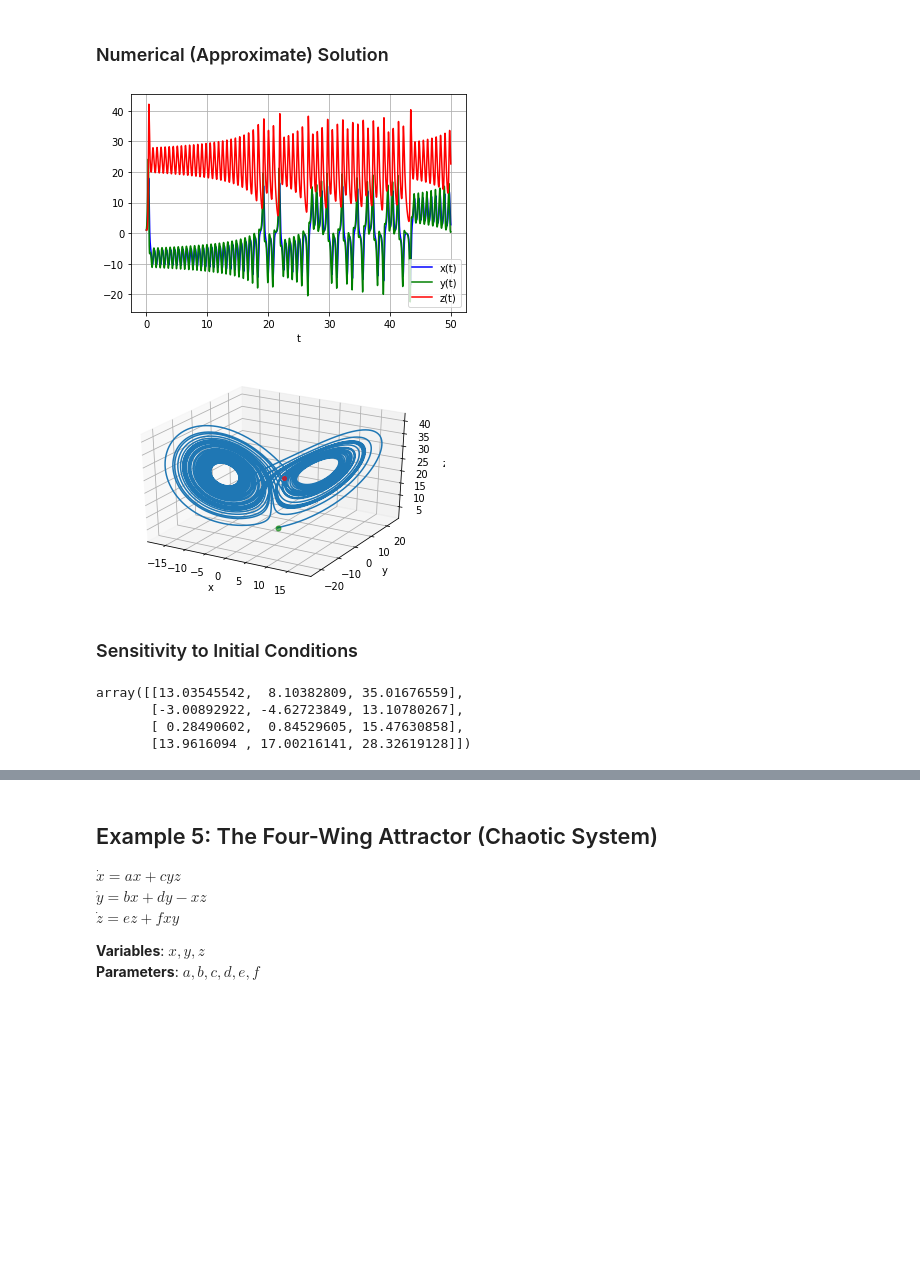
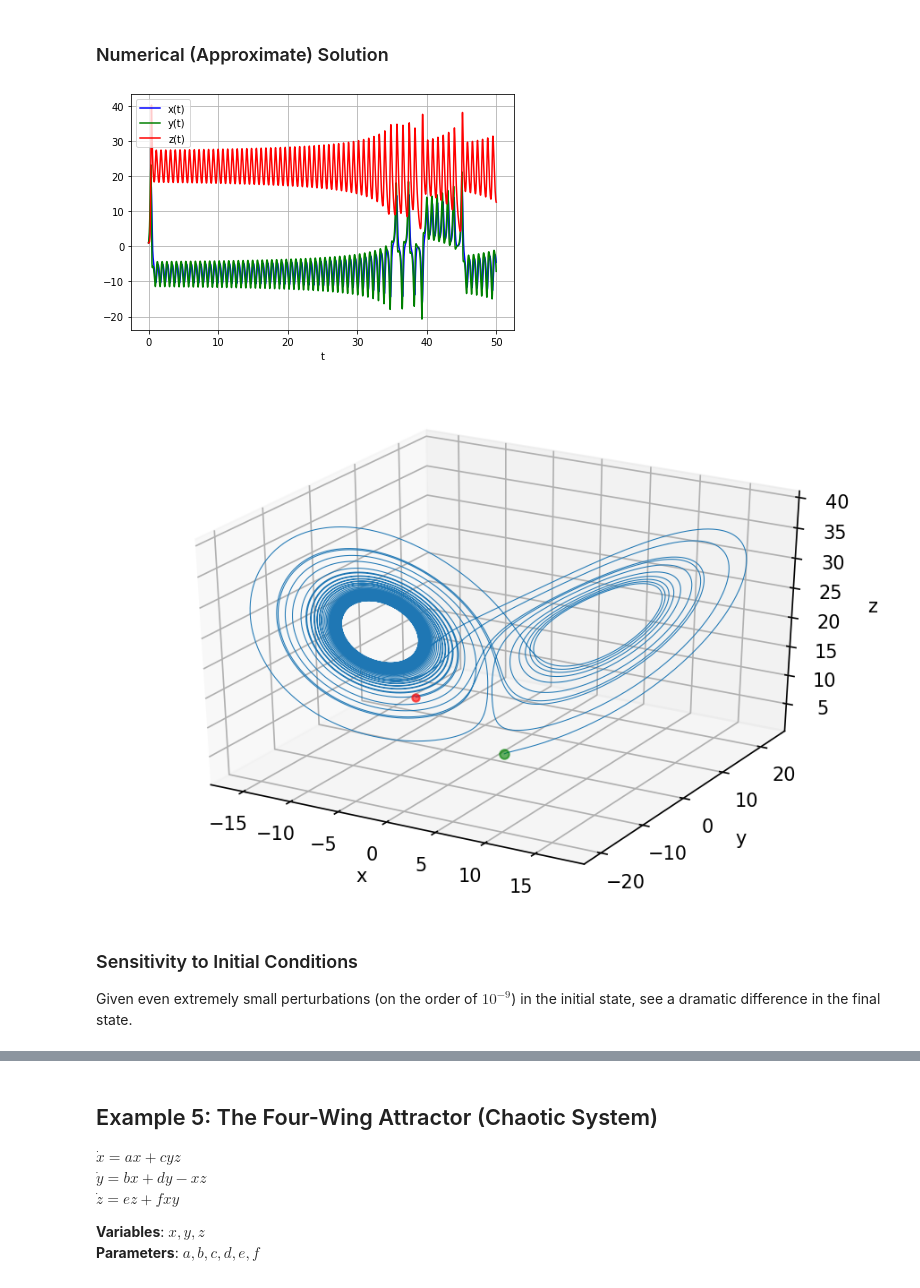
Before and after one commit to skugele/dynamical-systems, a Jupyter notebook: notebooks/ode_runge_kutta.ipynb, the cells around one changed output, grey strips where cells are left out. Cells and saved outputs as stored; diff of their text form; code cells hidden in the pictures; blank space fills up the shorter version.

```diff
--- a/notebooks/ode_runge_kutta.ipynb
+++ b/notebooks/ode_runge_kutta.ipynb
@@ -7,3 +11,7 @@ import numpy as np
 
 from mpl_toolkits.mplot3d import Axes3D
 from scipy.integrate import odeint
+
+# helps to prevent matplotlib axis label from being cut-off in 3d visualizations
+from matplotlib import rcParams
+rcParams.update({'figure.autolayout': True})
@@ -332,7 +353,7 @@ from [Wikipedia](https://en.wikipedia.org/wiki/Lorenz_system):
 # %%
 # system parameters
 sigma = 10
-rho = 25
+rho = 24
 beta = 8.0/3.0
 # %%
 # system of differential equations
@@ -379,33 +400,35 @@ plt.xlabel('t')
 plt.grid()
 plt.show()
 # %% [output]
-[figure, old version]
+[figure, new version]
 # %%
 final_state = xs[-1], ys[-1], zs[-1]
 # %%
-# interactive mode (not available in jupyter lab!)
-#%matplotlib notebook
+# interactive mode (not available in jupyter lab or Google Colab!)
+# %matplotlib notebook
 
-fig = plt.figure()
+fig = plt.figure(dpi=150)
 ax = fig.gca(projection='3d')
 
 # 3d plot of solution trajectory
-ax.plot(approx_sol[:, 0], approx_sol[:, 1], approx_sol[:, 2])
+ax.plot(approx_sol[:, 0], approx_sol[:, 1], approx_sol[:, 2], linewidth=0.5)
 
 # plot starting point
 ax.plot([initial_state[0]], [initial_state[1]], [initial_state[2]], color='g', marker='o', markersize=5, alpha=0.6)
 
 # plot final point
 ax.plot([final_state[0]], [final_state[1]], [final_state[2]], color='r', marker='o', markersize=4, alpha=0.6)
 
 ax.set_xlabel('x')
 ax.set_ylabel('y')
 ax.set_zlabel('z')
 
 plt.draw()
 plt.show()
 # %% [output]
-[figure, old version]
+[figure, new version]
-# %% [markdown]
-### Sensitivity to Initial Conditions
+# %% [markdown]
+### Sensitivity to Initial Conditions
+
+Given even extremely small perturbations (on the order of $10^{-9}$) in the initial state,  see a dramatic difference in the final state.
 # %%
@@ -431,8 +449 @@ final_states = np.array(final_states)
-# %%
-final_states
-# %% [output]
-array([[13.03545542,  8.10382809, 35.01676559],
-       [-3.00892922, -4.62723849, 13.10780267],
-       [ 0.28490602,  0.84529605, 15.47630858],
-       [13.9616094 , 17.00216141, 28.32619128]])
 # %%
```
Also changed, not shown: parts of 18 cells of this notebook.
